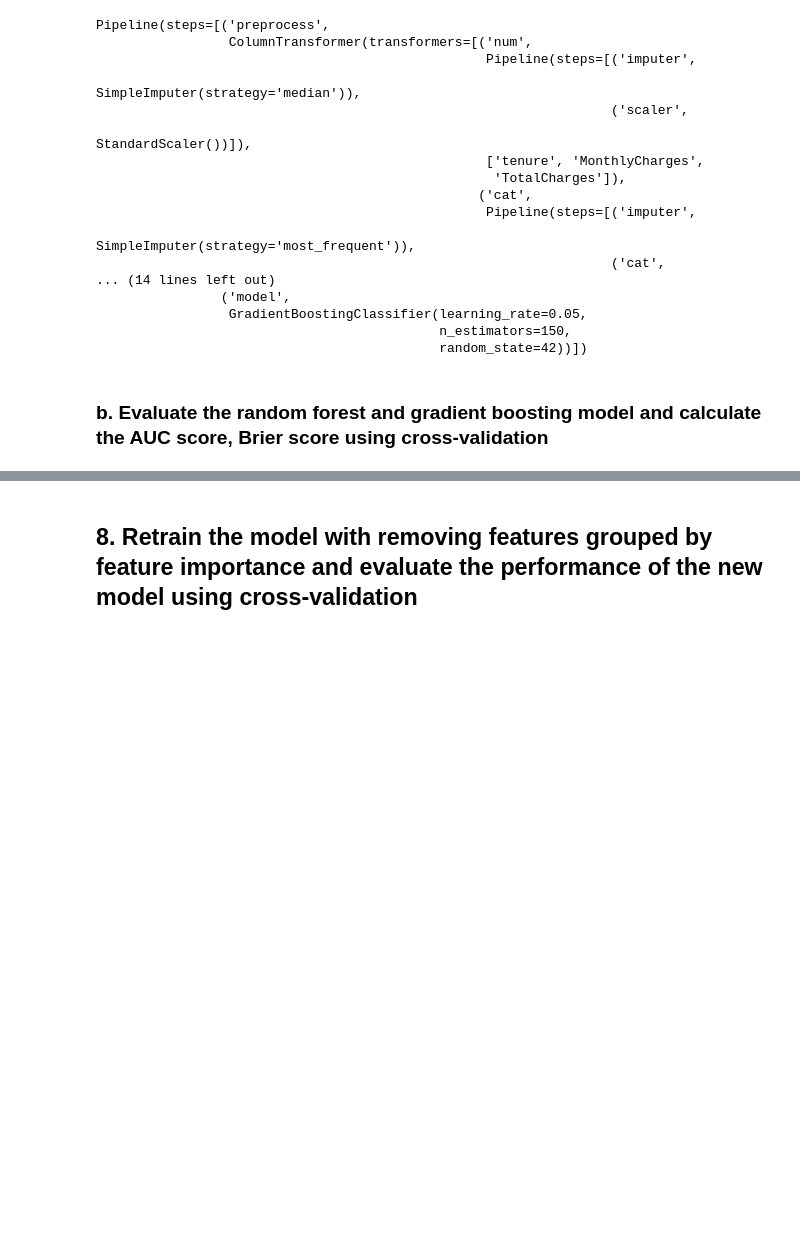
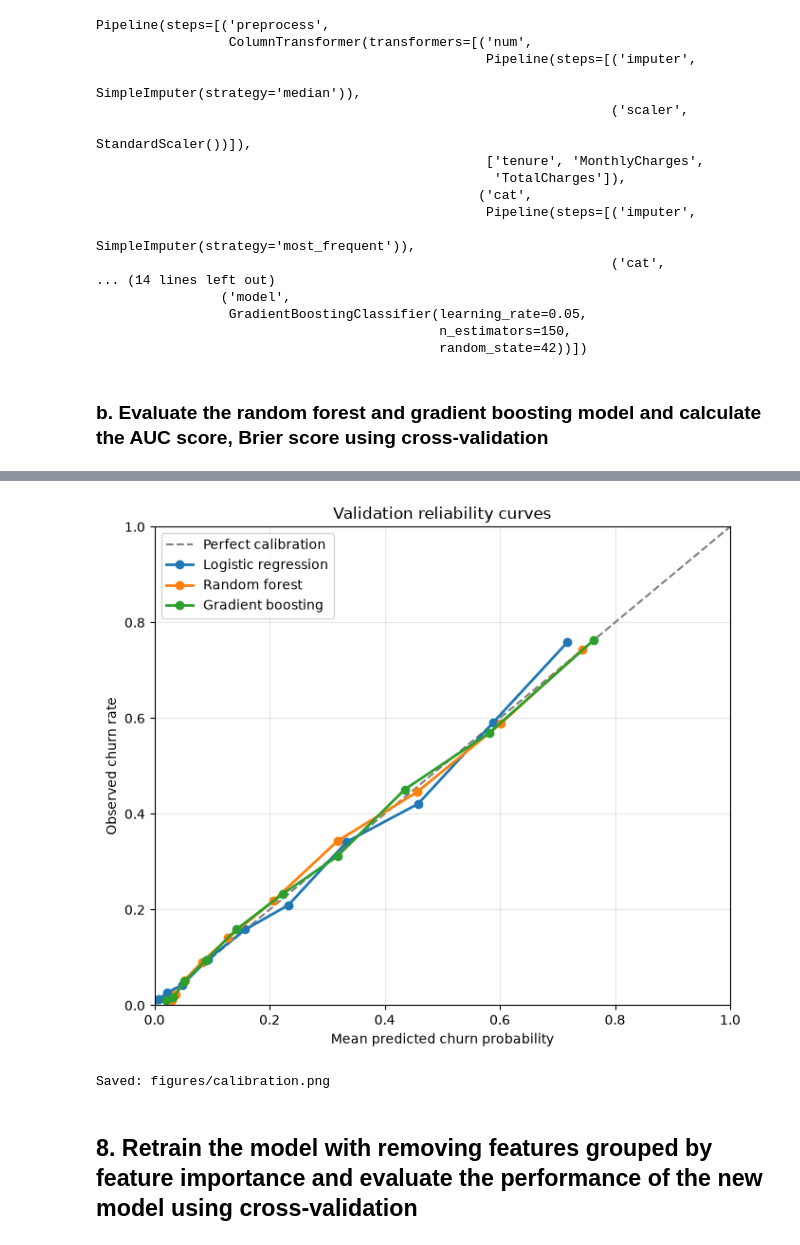
Before and after one commit to PhanChung09/Customer-Churn-Analysis, a Jupyter notebook: Customer Churn_Phan_Correction.ipynb, the cells around one changed output, grey strips where cells are left out. Saved outputs shown, nothing was run; the diff lists cells and outputs as text; code cells hidden in the pictures; blank space fills up the shorter version.

Commit message:
Update churn analysis and add AI use log

```diff
--- a/Customer Churn_Phan_Correction.ipynb
+++ b/Customer Churn_Phan_Correction.ipynb
@@ -512,3 +587,64 @@ display(model_comp)
+# %%
+# Plot calibration curves for all three models
+
+from pathlib import Path
+from sklearn.calibration import calibration_curve
+import matplotlib.pyplot as plt
+
+FIGURE_DIR = Path("figures")
+FIGURE_DIR.mkdir(exist_ok=True)
+
+fig, ax = plt.subplots(figsize=(7, 6))
+
+# Perfect calibration reference line
+ax.plot(
+    [0, 1],
+    [0, 1],
+    "--",
+    color="gray",
+    label="Perfect calibration",
+)
+
+for model_name, probabilities in oof_by_model.items():
+    prob_true, prob_pred = calibration_curve(
+        y,
+        probabilities,
+        n_bins=10,
+        strategy="quantile",
+    )
+
+    ax.plot(
+        prob_pred,
+        prob_true,
+        "o-",
+        linewidth=2,
+        label=model_name,
+    )
+
+ax.set(
+    xlim=(0, 1),
+    ylim=(0, 1),
+    xlabel="Mean predicted churn probability",
+    ylabel="Observed churn rate",
+    title="Validation reliability curves",
+)
+
+ax.legend(loc="upper left")
+ax.grid(alpha=0.3)
+fig.tight_layout()
+
+fig.savefig(
+    FIGURE_DIR / "calibration.png",
+    dpi=160,
+    bbox_inches="tight",
+)
+
+plt.show()
+
+print("Saved: figures/calibration.png")
+# %% [output]
+[figure, added]
+Saved: figures/calibration.png
 # %% [markdown]
 ## 8. Retrain the model with removing features grouped by feature importance and evaluate the performance of the new model using cross-validation
 # %% [markdown]
```
Also changed, not shown: parts of 22 cells of this notebook, 1 other file.
